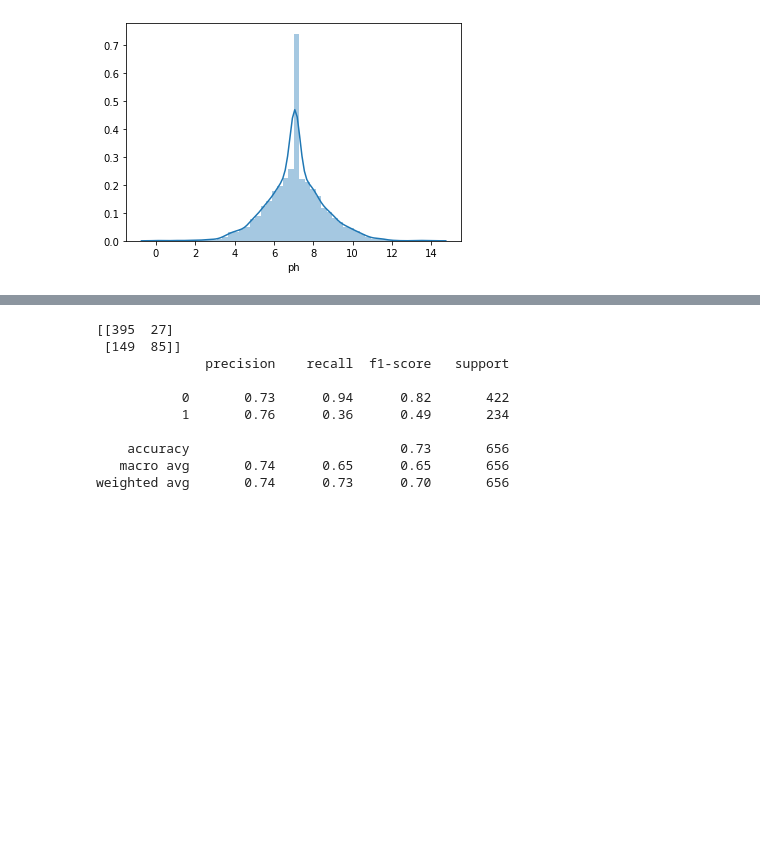
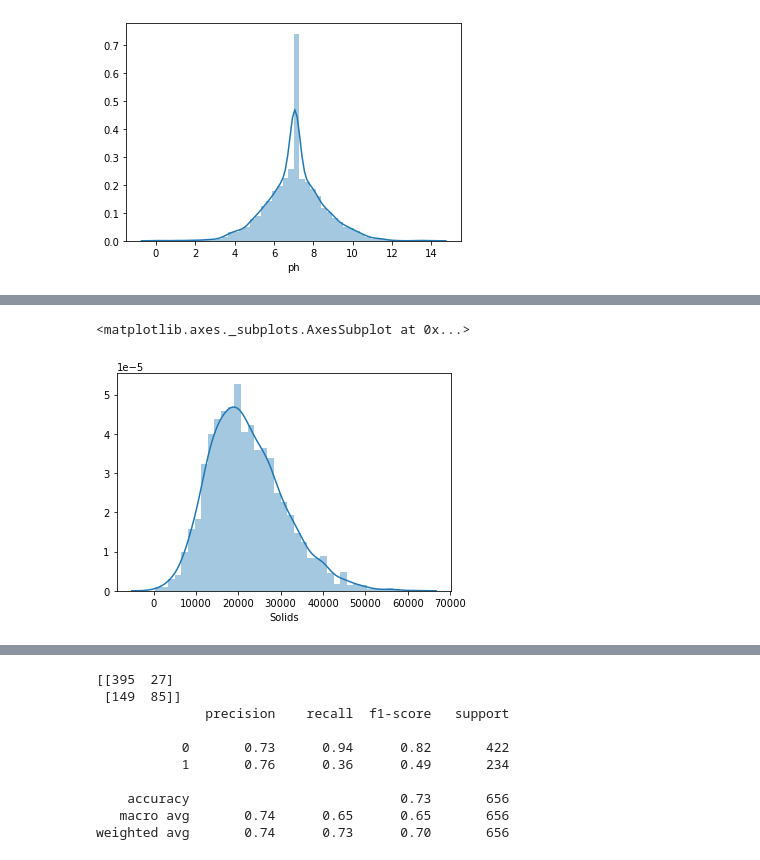
Before and after one commit to benginies/Projet_Apprentisage_Automatique, a Jupyter notebook: Water_potability.ipynb, the cells around one changed output, grey strips where cells are left out. Cells and saved outputs as stored; diff of their text form; code cells hidden in the pictures; blank space fills up the shorter version.

```diff
--- a/Water_potability.ipynb
+++ b/Water_potability.ipynb
@@ -157,3 +190,8 @@ sns.distplot(df.ph)
+# %%
+sns.distplot(df.Solids)
+# %% [output]
+<matplotlib.axes._subplots.AxesSubplot at 0x...>
+[figure, added]
 # %%
 # lets see feature importance
 from sklearn.ensemble import ExtraTreesClassifier
```
Also changed, not shown: parts of 17 cells of this notebook.
